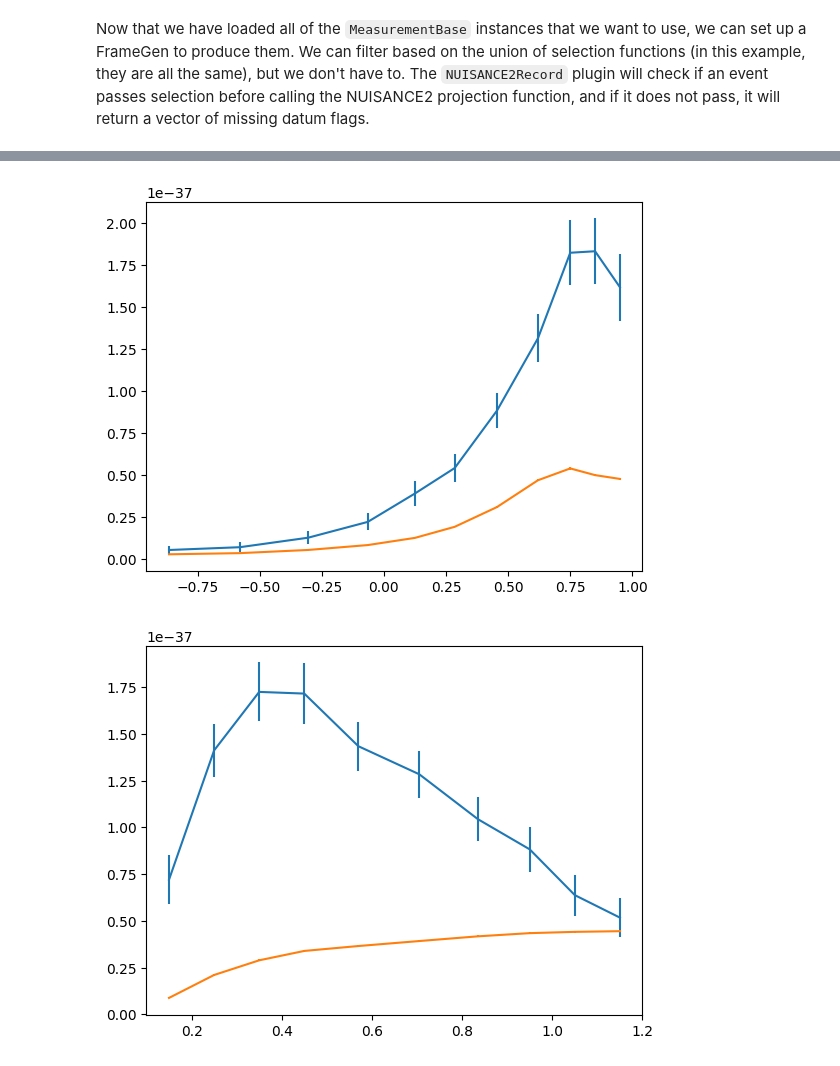
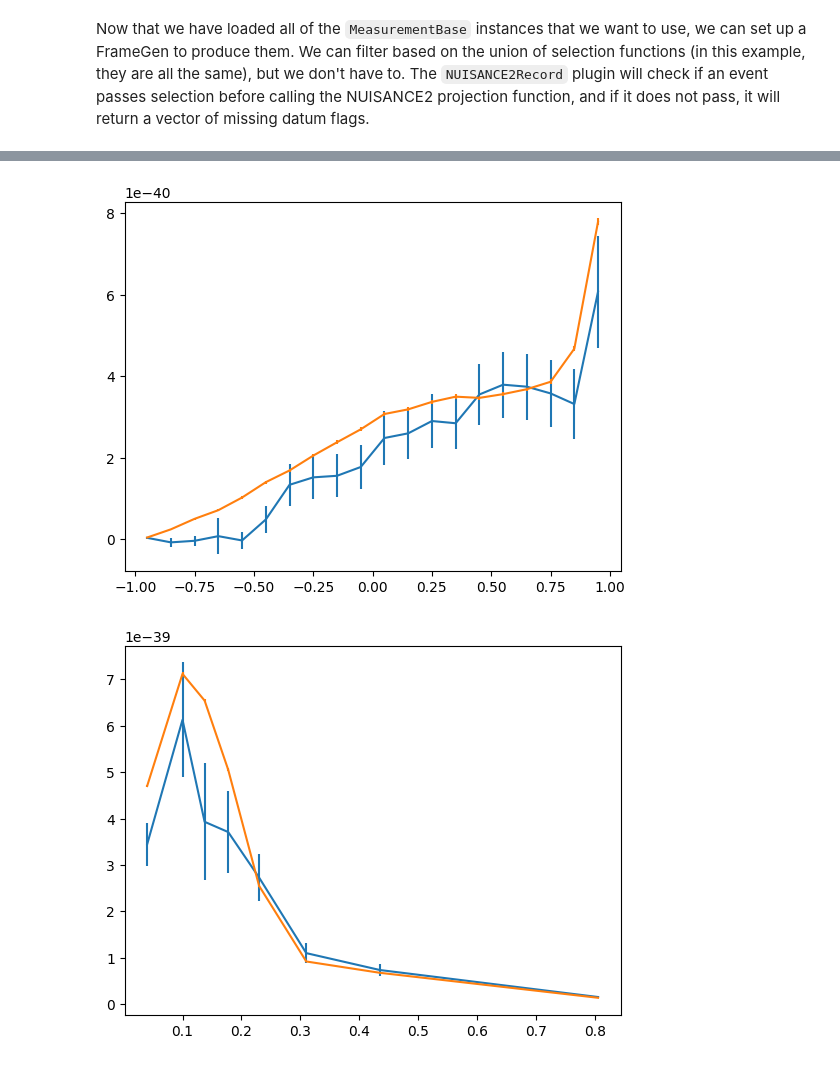
Before and after one commit to NUISANCEMC/nuisance3, a Jupyter notebook: notebooks/nuisance2.ipynb, the cells around one changed output, grey strips where cells are left out. Saved outputs shown, nothing was run; the diff lists cells and outputs as text; code cells hidden in the pictures.

```diff
--- a/notebooks/nuisance2.ipynb
+++ b/notebooks/nuisance2.ipynb
@@ -36,7 +23,7 @@ if not evs:
 # %%
 fg = pn.FrameGen(evs,10000).limit(1E6)
 
-fg.add_double_columns(["dpt"], tbl.project)
+fg.add_double_columns(["ppi"], tbl.project)
 
 print(fg.first())
 # %% [output]
@@ -116,9 +103,9 @@ Processing 6131 rows
 #make a differential xs prediction by dividing out the bin widths
 mypred = myhist.finalise(True)
 
-#and normalizing by the flux-averaged total cross section
-mypred.values = mypred.values * (nf.fatx()/nf.sumw()) * (1E-36)
-mypred.errors = mypred.errors * (nf.fatx()/nf.sumw()) * (1E-36)
+#and normalizing by the flux-averaged total cross section and convert fatx units from nb/atom to cm^2/A
+mypred.values = mypred.values * (nf.fatx()/nf.sumw()) * (1E-36/13.0)
+mypred.errors = mypred.errors * (nf.fatx()/nf.sumw()) * (1E-36/13.0)
 
 print(mypred)
 print(tbl.blueprint.data)
@@ -198,11 +199,11 @@ string description: MicroBooNE_CC1Mu1p_XSec_1DDeltaAlphaT_nu sample.
 # %% [markdown]
 Now that we have loaded all of the `MeasurementBase` instances that we want to use, we can set up a FrameGen to produce them. We can filter based on the union of selection functions (in this example, they are all the same), but we don't have to. The `NUISANCE2Record` plugin will check if an event passes selection before calling the NUISANCE2 projection function, and if it does not pass, it will return a vector of missing datum flags.
 # %%
-fg = pn.FrameGen(evs,10000).limit(1E6)
-fg.filter(tables[0][1].select)
+fg = pn.FrameGen(evs,100000).limit(1E6)
 
-for ptag, tbl in tables:
-  fg.add_double_columns([ptag,], tbl.project)
+for ptag, mname, tbl in tables:
+    fg.add_int_column("%s_sel" % mname, tbl.select)
+    fg.add_double_columns(ptag, tbl.project)
 
 print(fg.first())
 # %% [output]
@@ -226,12 +227,18 @@ print(fg.first())
 # %%
-for _, tbl in tables:
+for _, _, tbl in tables:
     tbl.blueprint.mc.reset()
 
 nf = fg.first()
 while nf.rows() > 0:
     print("Processing %s rows" % nf.rows())
     for i in range(nf.rows()):
-        for j,(_, tbl) in enumerate(tables):
-            tbl.blueprint.mc.fill(nf.table[i][2+j],nf.table[i][1])
+        nprojsused = 0
+        for (projs,_, tbl) in tables:
+            # allows us to use 1D or 2D samples, but most NUISANCE 2D samples are
+            # implemented manually in 1D global bin number, which makes it difficult
+            sel_id = 2 + nprojsused
+            if(nf.table[i][sel_id] != 0): # was selected
+                tbl.blueprint.mc.fill(pn.Vector_double(nf.table[i][sel_id+1:sel_id+1+len(projs)]),nf.table[i][1])
+            nprojsused += 1 + len(projs)
     nf = fg.next()
 # %% [output]
@@ -242,11 +262,11 @@ Processing 6131 rows
 # %%
-for j,(_, tbl) in enumerate(tables):
+for j,(projs, _, tbl) in enumerate(tables):
     #make a differential xs prediction by dividing out the bin widths
     mypred = tbl.blueprint.mc.finalise(True)
 
     #and normalizing by the flux-averaged total cross section
-    mypred.values = mypred.values * (nf.fatx()/nf.sumw()) * (1E-36)
-    mypred.errors = mypred.errors * (nf.fatx()/nf.sumw()) * (1E-36)
+    mypred.values = mypred.values * (nf.fatx()/nf.sumw()) * (1E-36/13.0)
+    mypred.errors = mypred.errors * (nf.fatx()/nf.sumw()) * (1E-36/13.0)
 
     plt.errorbar(pn.Binning.get_bin_centers1D(mypred.binning.bins),
                  tbl.blueprint.data.values[:,0],yerr=tbl.blueprint.data.errors[:,0])
@@ -261,2 +281,2 @@ for j,(_, tbl) in enumerate(tables):
-[figure, old version]
+[figure, new version]
-[figure, old version]
+[figure, new version]
```
Also changed, not shown: parts of 15 cells of this notebook, 8 other files.
